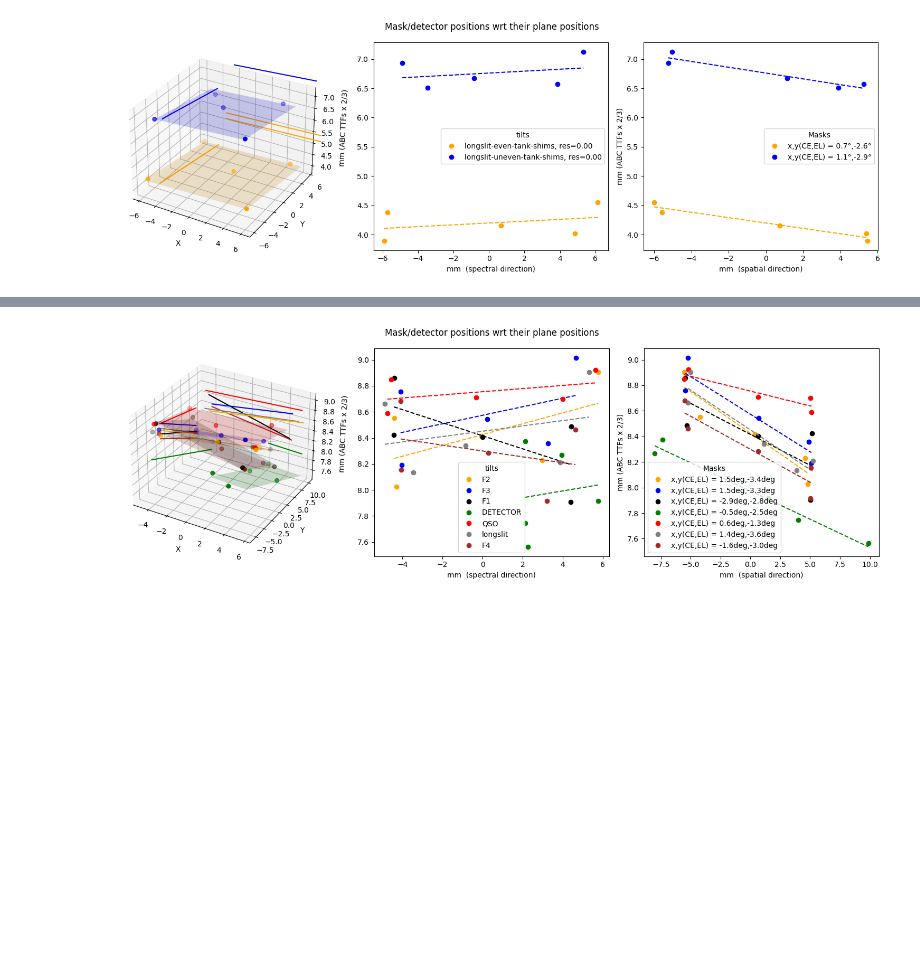
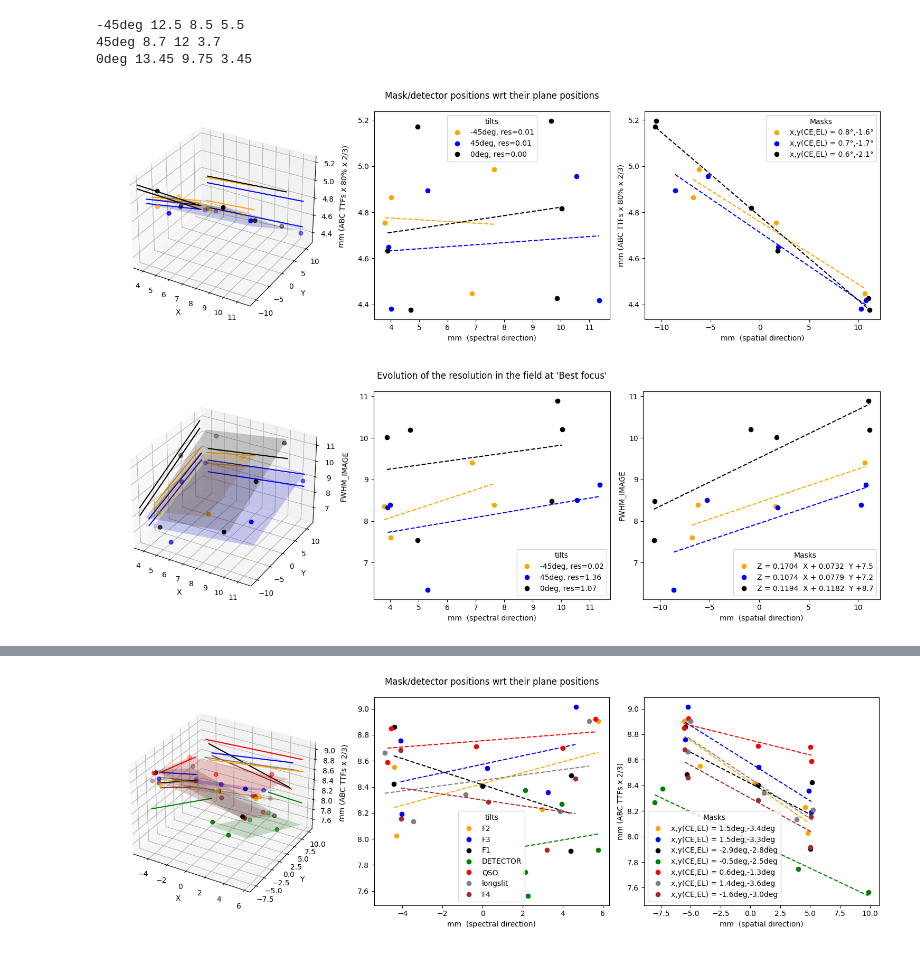
Before and after one commit to vpicouet/pyds9plugin, a Jupyter notebook: pyds9plugin/Macros/FB/AIT/mask_confocality.ipynb, the cells around one changed output, grey strips where cells are left out. Saved outputs shown, nothing was run; the diff lists cells and outputs as text; code cells hidden in the pictures; blank space fills up the shorter version.

```diff
--- a/pyds9plugin/Macros/FB/AIT/mask_confocality.ipynb
+++ b/pyds9plugin/Macros/FB/AIT/mask_confocality.ipynb
@@ -72,9 +72,10 @@ def fit_quadratic_curve(x, y, z, sigma_z=None, order=2, Plot=True, n=100, ax=Non
         ax.plot_surface(X, Y, Z, rstride=1, cstride=1, alpha=0.2,color = c)
         # ax.contour3D(X, Y, Z, 55, cmap=c)#cmap="twilight_shifted")
         # ax.scatter(data[:, 0], data[:, 1], z[index], s=20, c=scalarMap.to_rgba(z[index]))  # cmap='twilight_shifted',vmin=1,vmax=4)
+
         ax.scatter(data[:, 0], data[:, 1], z[index], s=30, color=c,label=l)  # cmap='twilight_shifted',vmin=1,vmax=4)
-        ax.contour(X, Y, Z, zdir='x', offset=-4, colors=[c,c],levels=1)#[X.min(),X.max()])
-        ax.contour(X, Y, Z, zdir='y', offset=   10, colors=[c,c],levels=1)#[Y.min(),Y.max()])
+        ax.contour(X, Y, Z, zdir='x', colors=[c,c],levels=1, offset=np.min(ax.get_xlim()))#[X.min(),X.max()]) offset=-4,
+        ax.contour(X, Y, Z, zdir='y',  colors=[c,c],levels=1, offset=   np.max(ax.get_ylim()))#[Y.min(),Y.max()])offset=   10,
 
         ax.set_xlabel("X")
         ax.set_ylabel("Y")
@@ -94,7 +95,7 @@ def fit_quadratic_curve(x, y, z, sigma_z=None, order=2, Plot=True, n=100, ax=Non
 #MGS raised 400mu
 #detector lowered by 230 mu
 
-def plot_masks(path="/Users/Vincent/Library/CloudStorage/GoogleDrive-vp2376@columbia.edu/.shortcut-targets-by-id/1ZgB7kY-wf7meXrq8v-1vIzor75aRdLDn/FIREBall-2/FB2_2023/GOBC_data/confocality_masks/*/", factor = 2/3,n=1, z_direction=None,title=None):
+def plot_masks(path="/Users/Vincent/Library/CloudStorage/GoogleDrive-vp2376@columbia.edu/.shortcut-targets-by-id/1ZgB7kY-wf7meXrq8v-1vIzor75aRdLDn/FIREBall-2/FB2_2023/GOBC_data/confocality_masks/*/", factor = 2/3,n=1, z_direction=None,title=None,ABCs=None):
     c="k"
     cat = Table( names=("name", "cx", "cy", "c0","tx","ty"),dtype=[str,float,float,float,float,float])
     fig = plt.figure(figsize=(15,5))#,sharey=True, subplot_kw={'projection': "3d"})
@@ -105,28 +106,33 @@ def plot_masks(path="/Users/Vincent/Library/CloudStorage/GoogleDrive-vp2376@colu
     # ax = fig.add_subplot(3, 1, 1, projection='3d')
     # ax0 = fig.add_subplot(3, 1, 2)
     # ax1 = fig.add_subplot(3, 1, 3)
-
-    for folder,c in zip(glob.glob(path)[:],["orange","b","k","g","r","grey","brown"]*10):
+    folders = glob.glob(path)[:]
+    # print("folders: ", folders)
+    for j, (folder,c) in enumerate(zip(folders,["orange","b","k","g","r","grey","brown"]*10)):
         x,y,z=[],[],[]
-        files = glob.glob(folder + "/**/**/*_cat.fits")
-        if len(files)>4:
-            for f in files:
+        # files = glob.glob(folder + "/**/**/*_cat.fits")
+        files = glob.glob(folder + "/*_cat.fits")
+        if len(files)>2:
+            for jj, f in enumerate(files):
                 a = Table.read(f)
                 i =float(a["Center"][0])*n
-                x.append(float(a["X_IMAGE_PSF"][0])*0.013)
-                y.append(float(a["Y_IMAGE_PSF"][0])*0.013)
+                x.append(float(a["X_IMAGE_PSF"][0]))#*0.013)
+                y.append(float(a["Y_IMAGE_PSF"][0]))#*0.013)
                 type = "guider" if "LINAENC" in a.colnames else "detector"
+                ls = ":" if "LINAENC" in a.colnames else "--"
                 if z_direction is None:
                     if "LINAENC" in a.colnames:
                         Amin,Bmin,Cmin = float(a["LINAENC"][0]), float(a["LINBENC"][0]), float(a["LINCENC"][0])
                         Amax,Bmax,Cmax = float(a["LINAENC"][-1]), float(a["LINBENC"][-1]), float(a["LINCENC"][-1])
                         AS,BS,CS = np.linspace(Amin,Amax,11*n), np.linspace(Bmin,Bmax,11*n), np.linspace(Cmin,Cmax,11*n)
                         zi = factor * (float(AS[int(i)])+float(BS[int(i)])+float(CS[int(i)]))/ 3
-                        # type="guider"
+                        # ls=":"
                     else:
-                        A,B,C = 17.25, 15.75, 12.25
-                        A,B,C = 15.7, 14.5, 10.1
-                        A,B,C = 15.2,	10.5,	9.95
+                        # ls="--"
+                        A,B,C = ABCs[j]
+                        if jj==0:
+                            print(folder.split("/")[-2].split("_")[-1] ,  A,B,C )
+
                         # AS,BS,CS = np.linspace(A-5*0.25,A+5*0.25,11), np.linspace(B-5*0.25,B+5*0.25,11), np.linspace(C-5*0.25,C+5*0.25,11)
                         AS,BS,CS = np.linspace(A+5*0.25,A-5*0.25,11*n), np.linspace(B+5*0.25,B-5*0.25,11*n), np.linspace(C+5*0.25,C-5*0.25,11*n)
                         # zis = np.linspace(,,11)
@@ -137,14 +143,19 @@ def plot_masks(path="/Users/Vincent/Library/CloudStorage/GoogleDrive-vp2376@colu
                         # x.append(a["x_real_center"][0])
                         # y.append(a["y_real_center"][0])
                 else:
+                    # ls="--"
                     zi = np.min(a[z_direction])
                 z.append(zi)
-            x = np.array(x) - np.mean(x)
-            y = np.array(y) - np.mean(y)
-            # x -= np.mean(x)
-            # y -= np.mean(y)
             if type=="detector":
+                x = (np.array(x) - 1500)*0.013
+                y = (np.array(y) - 1000)*0.013
+
                 x+=1000*0.013/4
+            else:
+                x = (np.array(x) - 1280/2)*0.013
+                y = (np.array(y) -  1080/2)*0.013
+
+
                 # y*=-1
 
             X, Y, Z, ax, C, res = fit_quadratic_curve(np.array(x), np.array(y), np.array(z), sigma_z=None, order=1, Plot=True, n=100, ax=ax, c=c, title=None,legend=folder.split("/")[-2].split("_")[-1])
@@ -157,43 +168,52 @@ def plot_masks(path="/Users/Vincent/Library/CloudStorage/GoogleDrive-vp2376@colu
             cat.add_row([folder.split("/")[-1],C[0], C[1], C[2],180*np.arctan(C[0])/np.pi,180*np.arctan(C[1])/np.pi])
 
             l = ax0.plot(np.array(x),  np.array(z),"o",c=c,label=folder.split("/")[-2].split("_")[-1] + ", res=%0.2f"%(res))
-            a = PlotFit1D(np.array(x),  np.array(z), ax=ax0, deg=1, plot_=True, ls="--",c=l[0].get_color(),extrapolate=False)#,lw=lw,sigma=err[mask ])
+            a = PlotFit1D(np.array(x),  np.array(z), ax=ax0, deg=1, plot_=True, ls=ls,c=l[0].get_color(),extrapolate=False)#,lw=lw,sigma=err[mask ])
             ax1.plot(np.array(y),  np.array(z),"o",c=c, label = label)
-            a = PlotFit1D(np.array(y),  np.array(z), ax=ax1, deg=1, plot_=True, ls="--",c=l[0].get_color(),extrapolate=False)#,lw=lw,sigma=err[mask ])
+            a = PlotFit1D(np.array(y),  np.array(z), ax=ax1, deg=1, plot_=True, ls=ls,c=l[0].get_color(),extrapolate=False)#,lw=lw,sigma=err[mask ])
 
         if z_direction is None:
-            ax.set_zlabel("mm (ABC TTFs x 2/3)")#("ROT = %s"%(folder.split("/")[-1]))
+            ax.set_zlabel("mm (ABC TTFs x 80% x 2/3)")
             # ax.set_title("Mask/detector positions wrt their plane positions")
             # ax1.set_ylabel("mm  (ABC TTFs x 2/3)")
-            ax1.set_ylabel("mm (ABC TTFs x 2/3)")
+            ax1.set_ylabel("mm (ABC TTFs x 80% x 2/3)")
         else:
             ax.set_zlabel(z_direction)
             ax1.set_ylabel(z_direction)
             # ax.set_title("Mask/detector positions wrt their plane positions")
 
     ax1.legend(title="Masks")
     ax0.legend(title="tilts")
     # ax.set_title("ROT = %s"%(folder.split("/")[-2]))
     # ax.set_zlim((7.6,10.6))
 
     # ax.set_xlim((-4,6))
     # ax.set_ylim((-7.5,10))
 
-
+    # ax.set_box_aspect([1,1,1])
     ax1.set_xlabel("mm  (spatial direction)")
     ax0.set_xlabel("mm  (spectral direction)")
     fig.suptitle(title)
     fig.tight_layout()
 
-    plt.savefig(folder + "/Focal_plane_fit.png", dpi=100, bbox_inches="tight")
+    # plt.savefig(folder + "/Focal_plane_fit.png", dpi=100, bbox_inches="tight")
     # plt.savefig(os.path.dirname(folder) + "/Focal_plane_fit_%s.png"%(folder.split("/")[-1]))
     cat.to_pandas().to_clipboard()
     plt.show()
     return fig, (ax, ax0, ax1)
 
-fig, (ax, ax0, ax1) = plot_masks(path="/Users/Vincent/Library/CloudStorage/GoogleDrive-vp2376@columbia.edu/.shortcut-targets-by-id/1ZgB7kY-wf7meXrq8v-1vIzor75aRdLDn/FIREBall-2/FB2_2023/GOBC_data/confocality_masks_April&May/ROTENC_-*long*/",title="Mask/detector positions wrt their plane positions",n=10,factor=0.8*2/3)#, z_direction="FWHM_IMAGE")
 
-# fig, (ax, ax0, ax1) = plot_masks()
-# fig, (ax, ax0, ax1) = plot_masks(path="/Users/Vincent/Library/CloudStorage/GoogleDrive-vp2376@columbia.edu/.shortcut-targets-by-id/1ZgB7kY-wf7meXrq8v-1vIzor75aRdLDn/FIREBall-2/FB2_2023/GOBC_data/confocality_masks/R*/", z_direction="FWHM_IMAGE", title="Evolution of the resolution in the field at 'Best focus'")
+
+def plot_tilt_and_fwhm(path="/Users/Vincent/Library/CloudStorage/GoogleDrive-vp2376@columbia.edu/.shortcut-targets-by-id/1ZgB7kY-wf7meXrq8v-1vIzor75aRdLDn/FIREBall-2/FB2_2023/GOBC_data/confocality_masks/*/", factor = 2/3,n=1, z_direction=None,title=None, ABCs=None):
+    fig, (ax, ax0, ax1) = plot_masks(path=path, z_direction=None, title="Mask/detector positions wrt their plane positions",ABCs=ABCs,n=10,factor=0.8*2/3)
+    fig, (ax, ax0, ax1) = plot_masks(path=path,  z_direction="FWHM_IMAGE" , title="Evolution of the resolution in the field at 'Best focus'")
+    return fig, (ax, ax0, ax1)
+
+
+fig, (ax, ax0, ax1) = plot_tilt_and_fwhm(path="/Users/Vincent/Library/CloudStorage/GoogleDrive-vp2376@columbia.edu/.shortcut-targets-by-id/1ZgB7kY-wf7meXrq8v-1vIzor75aRdLDn/FIREBall-2/FB2_2023/DOBC_data/230602/*deg/*", ABCs=[[12.5, 8.5, 5.5],[8.7, 12, 3.7],[13.45, 9.75, 3.45]])
 # %% [output]
+-45deg 12.5 8.5 5.5
+45deg 8.7 12 3.7
+0deg 13.45 9.75 3.45
-[figure, old version]
+[figure, new version]
+[figure, added]
```
Also changed, not shown: parts of 4 cells of this notebook, 1 other file.
